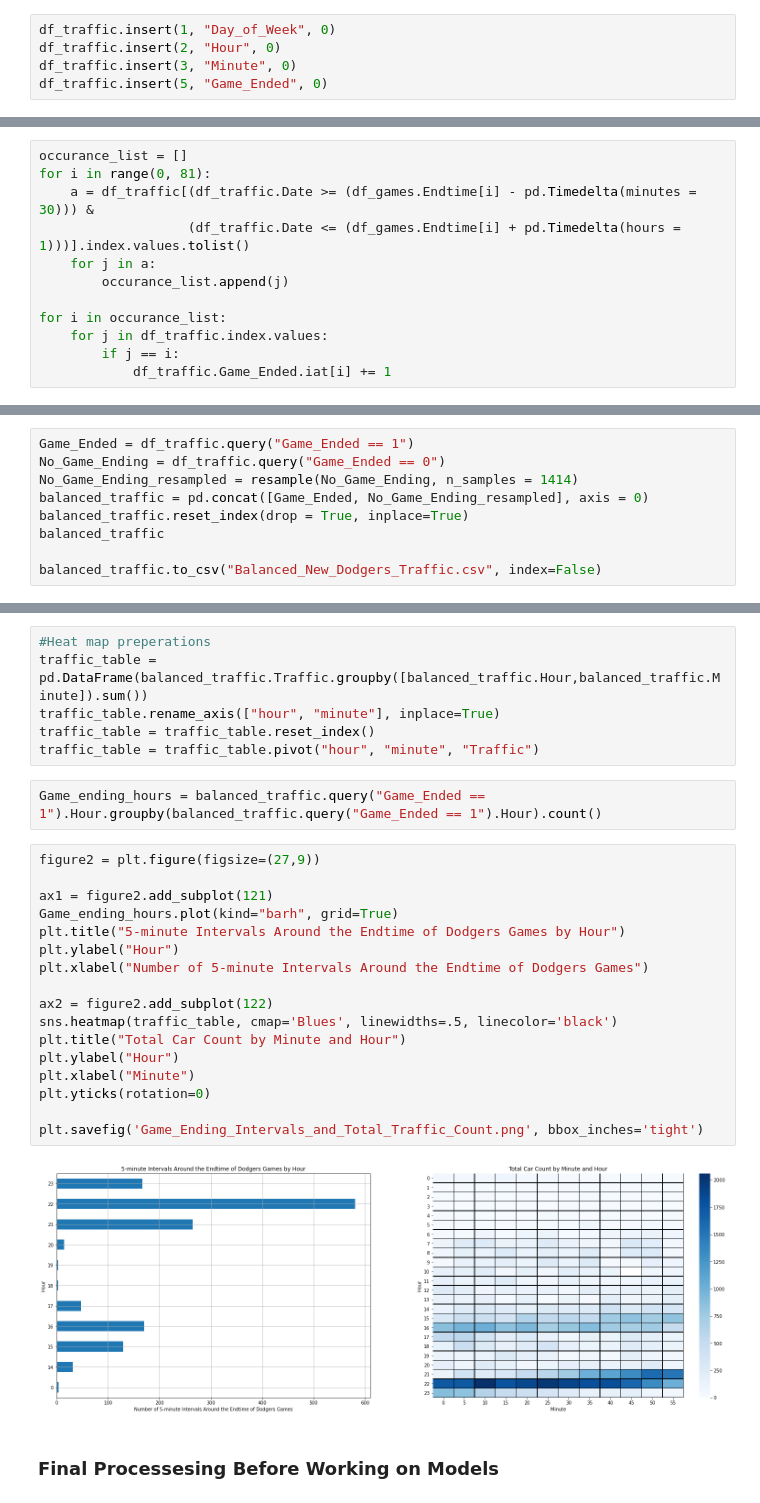
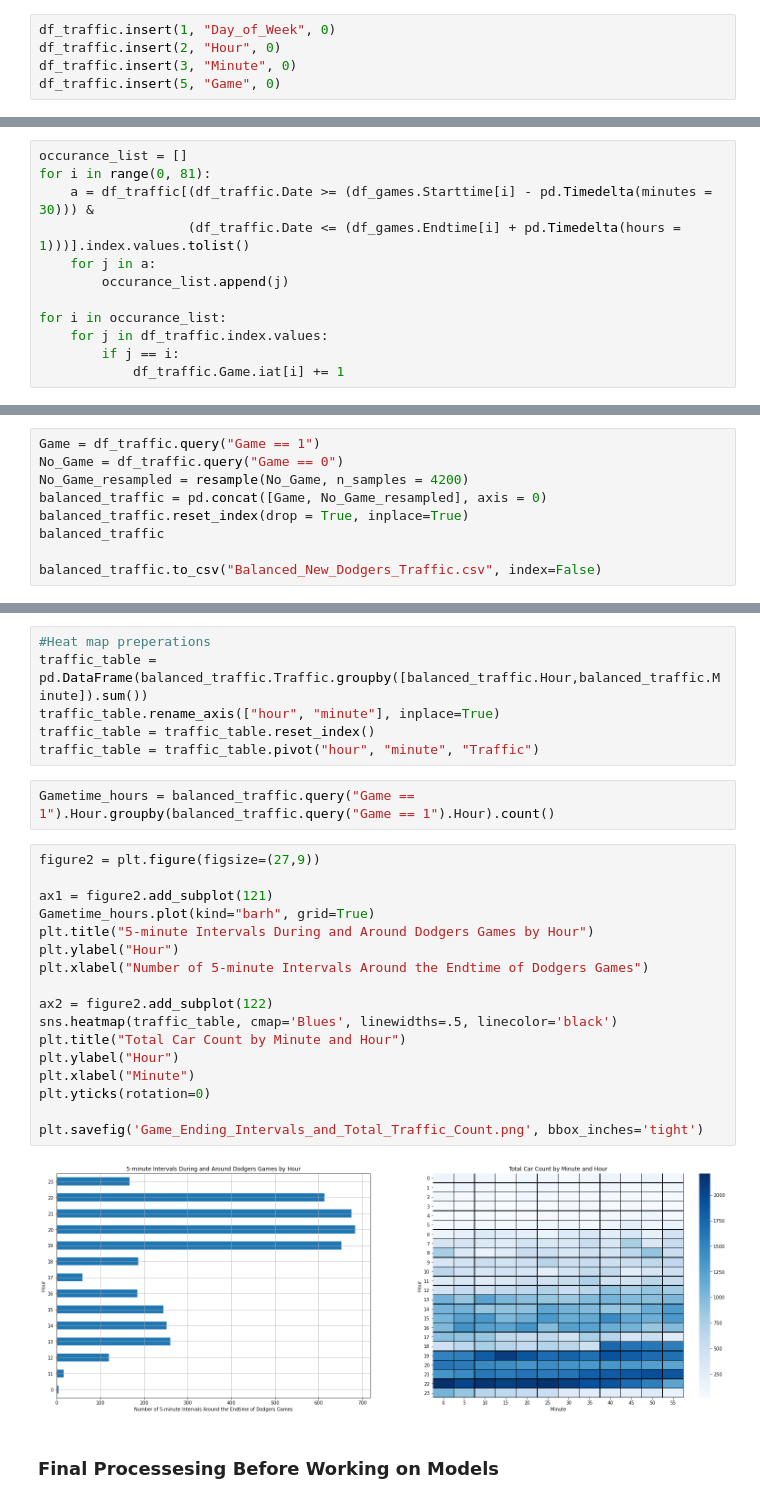
Before and after one commit to nromano2/DS160_Final_Project_NVR_TMM, a Jupyter notebook: DS160_Final_Project_NVR_TMM.ipynb, the cells around one changed output, grey strips where cells are left out. Drawn from its saved outputs; the diff is of its cells as text.

```diff
--- a/DS160_Final_Project_NVR_TMM.ipynb
+++ b/DS160_Final_Project_NVR_TMM.ipynb
@@ -299,7 +268,7 @@ However, we got a SettingWithCopyingWarning. To get around this, we used .iat[i]
 df_traffic.insert(1, "Day_of_Week", 0)
 df_traffic.insert(2, "Hour", 0)
 df_traffic.insert(3, "Minute", 0)
-df_traffic.insert(5, "Game_Ended", 0)
+df_traffic.insert(5, "Game", 0)
 # %%
 print(df_games.Endtime.index.values)
 # %% [output]
@@ -310,7 +279,7 @@ print(df_games.Endtime.index.values)
 # %%
 occurance_list = []
 for i in range(0, 81):
-    a = df_traffic[(df_traffic.Date >= (df_games.Endtime[i] - pd.Timedelta(minutes = 30))) &
+    a = df_traffic[(df_traffic.Date >= (df_games.Starttime[i] - pd.Timedelta(minutes = 30))) &
                    (df_traffic.Date <= (df_games.Endtime[i] + pd.Timedelta(hours = 1)))].index.values.tolist()
     for j in a:
         occurance_list.append(j)
@@ -318,7 +287,7 @@ for i in range(0, 81):
 for i in occurance_list:
     for j in df_traffic.index.values:
         if j == i:
-            df_traffic.Game_Ended.iat[i] += 1
+            df_traffic.Game.iat[i] += 1
 # %%
 for i in df_traffic.index.values:
     df_traffic.Day_of_Week.iat[i] = df_traffic.Date.iat[i].weekday()
@@ -465,8 +432,8 @@ Due to this drastic difference in the number of entries that occur around when a
 # %%
-Game_Ended = df_traffic.query("Game_Ended == 1")
-No_Game_Ending = df_traffic.query("Game_Ended == 0")
-No_Game_Ending_resampled = resample(No_Game_Ending, n_samples = 1414)
-balanced_traffic = pd.concat([Game_Ended, No_Game_Ending_resampled], axis = 0)
+Game = df_traffic.query("Game == 1")
+No_Game = df_traffic.query("Game == 0")
+No_Game_resampled = resample(No_Game, n_samples = 4200)
+balanced_traffic = pd.concat([Game, No_Game_resampled], axis = 0)
 balanced_traffic.reset_index(drop = True, inplace=True)
 balanced_traffic
 
@@ -542,26 +509,26 @@ traffic_table.rename_axis(["hour", "minute"], inplace=True)
 traffic_table = traffic_table.reset_index()
 traffic_table = traffic_table.pivot("hour", "minute", "Traffic")
 # %%
-Game_ending_hours = balanced_traffic.query("Game_Ended == 1").Hour.groupby(balanced_traffic.query("Game_Ended == 1").Hour).count()
+Gametime_hours = balanced_traffic.query("Game == 1").Hour.groupby(balanced_traffic.query("Game == 1").Hour).count()
 # %%
 figure2 = plt.figure(figsize=(27,9))
 
 ax1 = figure2.add_subplot(121)
-Game_ending_hours.plot(kind="barh", grid=True)
-plt.title("5-minute Intervals Around the Endtime of Dodgers Games by Hour")
+Gametime_hours.plot(kind="barh", grid=True)
+plt.title("5-minute Intervals During and Around Dodgers Games by Hour")
 plt.ylabel("Hour")
 plt.xlabel("Number of 5-minute Intervals Around the Endtime of Dodgers Games")
 
 ax2 = figure2.add_subplot(122)
 sns.heatmap(traffic_table, cmap='Blues', linewidths=.5, linecolor='black')
 plt.title("Total Car Count by Minute and Hour")
 plt.ylabel("Hour")
 plt.xlabel("Minute")
 plt.yticks(rotation=0)
 
 plt.savefig('Game_Ending_Intervals_and_Total_Traffic_Count.png', bbox_inches='tight')
 # %% [output]
-[figure, old version]
+[figure, new version]
 # %% [markdown]
 ### Final Processesing Before Working on Models
 # %% [markdown]
```
Also changed, not shown: parts of 79 cells of this notebook.
